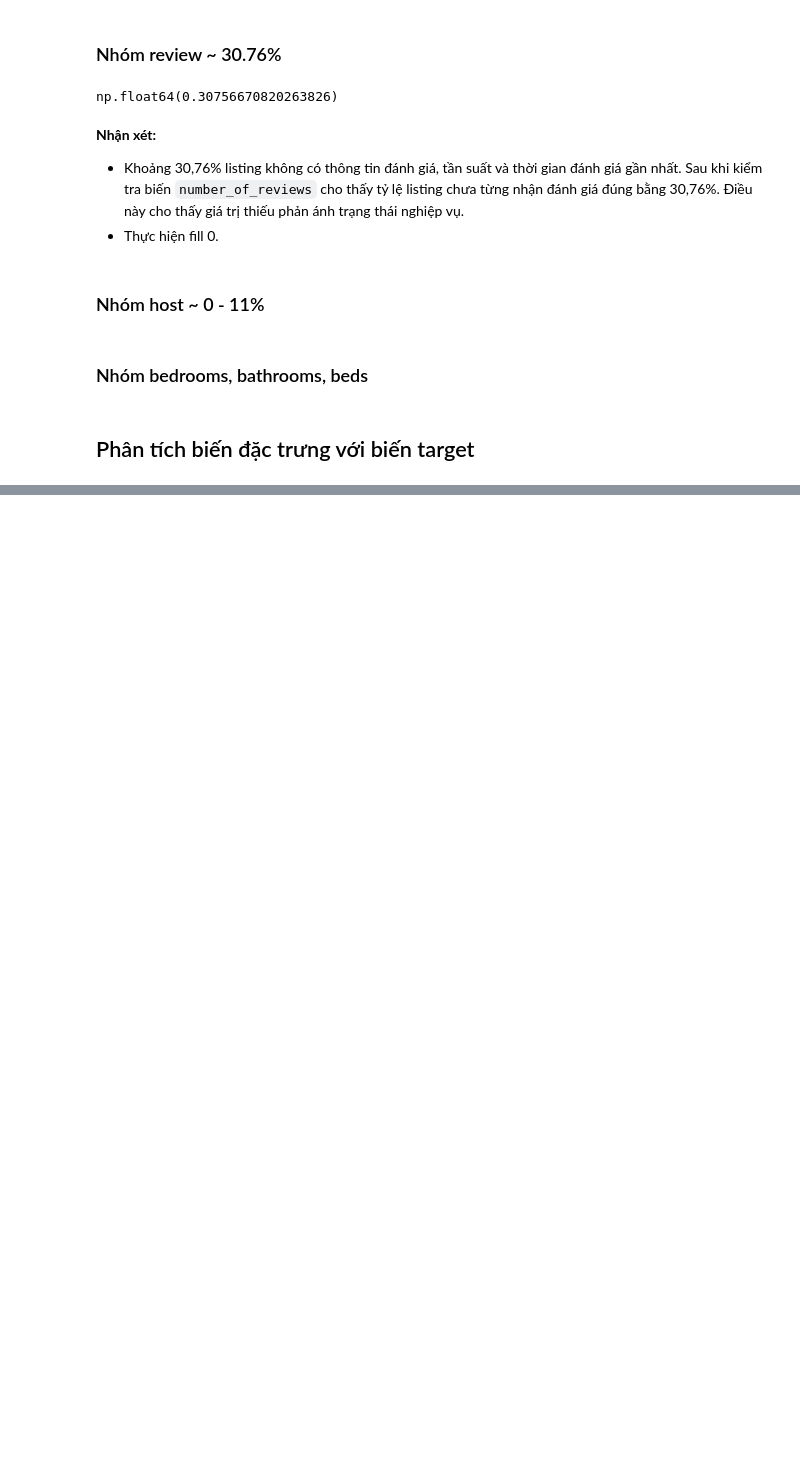
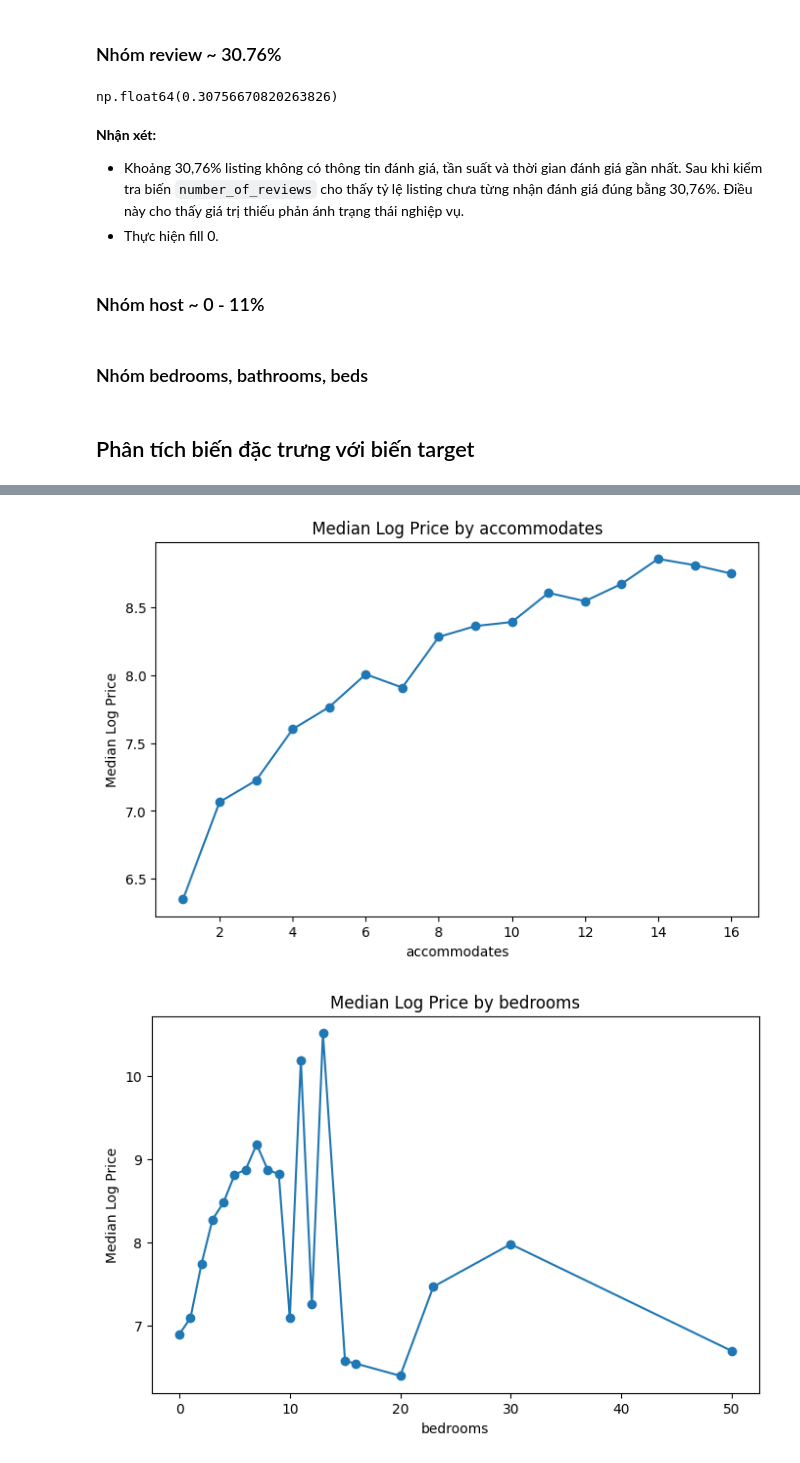
Before and after one commit to pamern/airbnb-analytics-platform, a Jupyter notebook: notebooks/01_eda.ipynb, the cells around one changed output, grey strips where cells are left out. Cells and saved outputs as stored; diff of their text form; code cells hidden in the pictures; blank space fills up the shorter version.

```diff
--- a/notebooks/01_eda.ipynb
+++ b/notebooks/01_eda.ipynb
@@ -350,0 +499,17 @@ for col in ["bedrooms", "bathrooms", "beds"]:
+# %%
+# Median log_price theo các biến số lượng phòng
+for col in room_features_num:
+    summary = listings_v2.groupby(col)["log_price"].agg(
+        count="count",
+        mean="mean",
+        median="median"
+    ).reset_index()
+    plt.figure(figsize=(8, 5))
+    plt.plot(summary[col], summary["median"], marker="o")
+    plt.title(f"Median Log Price by {col}")
+    plt.xlabel(col)
+    plt.ylabel("Median Log Price")
+    plt.show()
+# %% [output]
+[figure, added]
+[figure, added]
```
Also changed, not shown: parts of 17 cells of this notebook.
